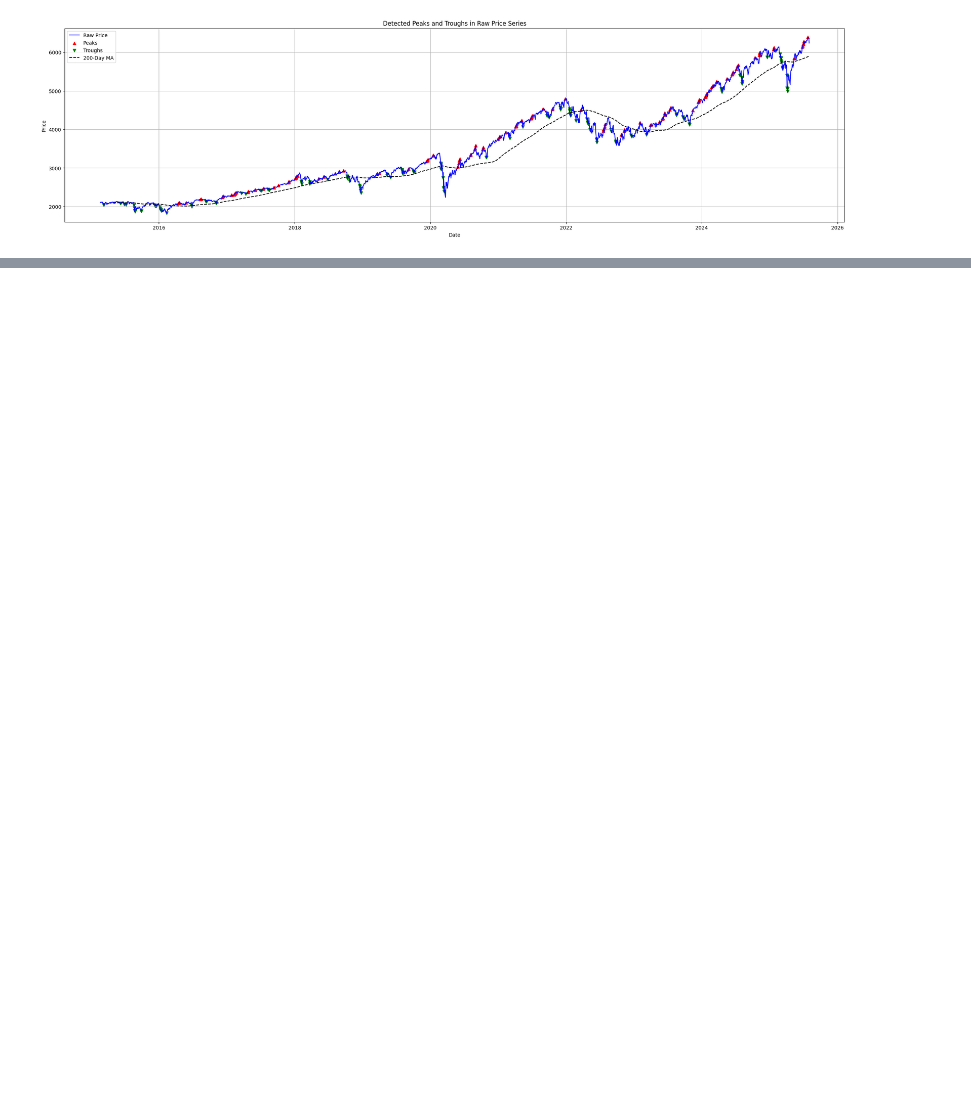
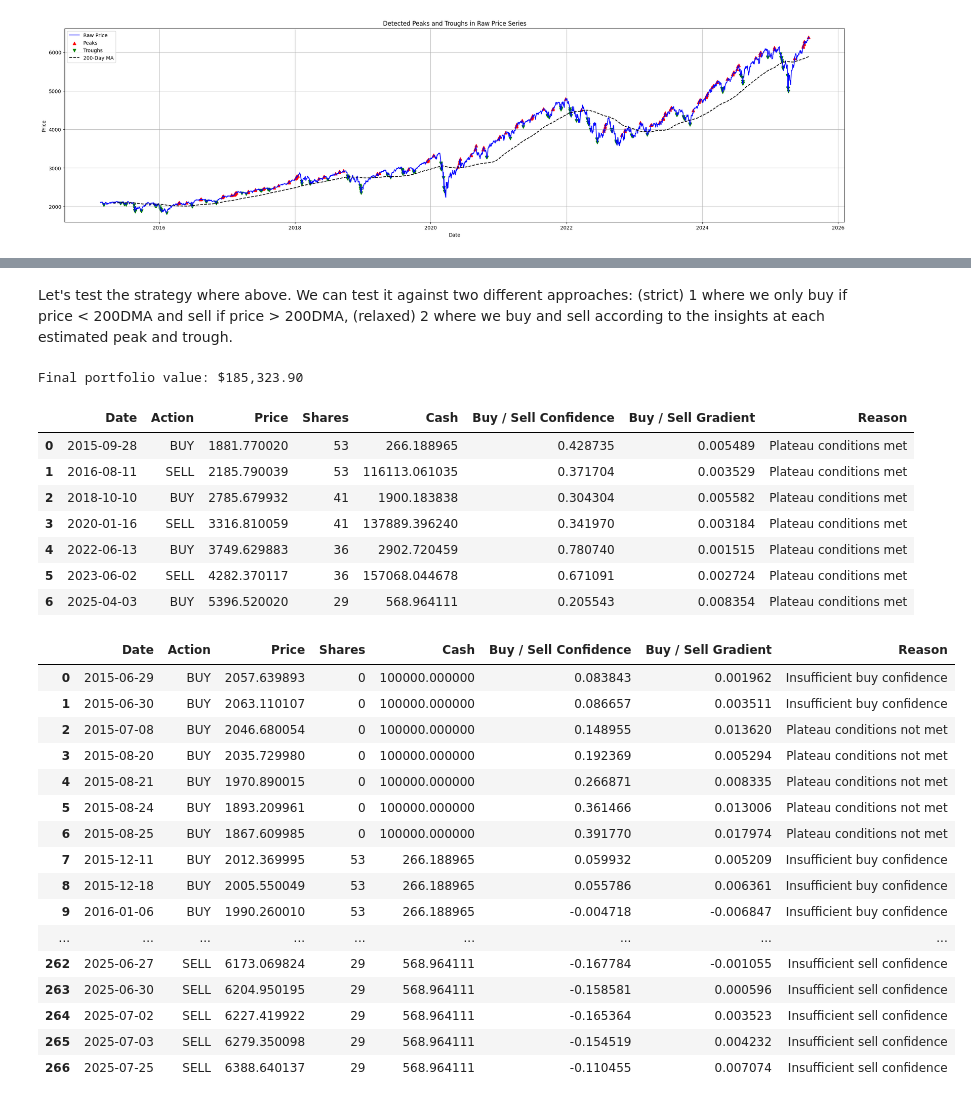
Before and after one commit to snatzehua/c-finance, a Jupyter notebook: intro1.ipynb, the cells around one changed output, grey strips where cells are left out. Cells and saved outputs as stored; diff of their text form; code cells hidden in the pictures; blank space fills up the shorter version.

```diff
--- a/intro1.ipynb
+++ b/intro1.ipynb
@@ -833,0 +851,2 @@ df_with_sentiment = plot_turning_points_with_sentiment(df, df_gkg, peaks_filtere
+# %% [markdown]
+Let's test the strategy where above. We can test it against two different approaches: (strict) 1 where we only buy if price < 200DMA and sell if price > 200DMA, (relaxed) 2 where we buy and sell according to the insights at each estimated peak and trough.
@@ -833,0 +956,49 @@ df_with_sentiment = plot_turning_points_with_sentiment(df, df_gkg, peaks_filtere
+# %%
+# Add is_peak and is_trough columns to df_with_sentiment
+df_with_sentiment = df_with_sentiment.copy()
+df_with_sentiment['is_peak'] = df_with_sentiment.index.isin(peaks_filtered.index)
+df_with_sentiment['is_trough'] = df_with_sentiment.index.isin(troughs_filtered.index)
+
+from IPython.display import display, HTML
+
+def display_scrollable(df, max_height='300px'):
+    html = df.to_html(max_rows=1000)
+    styled_html = f"""
+    <div style="overflow-y: scroll; max-height: {max_height}; border: 1px solid #ccc">
+        {html}
+    </div>
+    """
+    display(HTML(styled_html))
+
+# Usage
+portfolio_value, trade_log, skip_log = simulate_strategy_strict(df_with_sentiment, buy_threshold=0.1, sell_threshold=0.2)
+print(f"Final portfolio value: ${portfolio_value:,.2f}")
+display(trade_log)
+display_scrollable(skip_log)
+# %% [output]
+Final portfolio value: $185,323.90
+|  | Date | Action | Price | Shares | Cash | Buy / Sell Confidence | Buy / Sell Gradient | Reason |
+| 0 | 2015-09-28 | BUY | 1881.770020 | 53 | 266.188965 | 0.428735 | 0.005489 | Plateau conditions met |
+| 1 | 2016-08-11 | SELL | 2185.790039 | 53 | 116113.061035 | 0.371704 | 0.003529 | Plateau conditions met |
+| 2 | 2018-10-10 | BUY | 2785.679932 | 41 | 1900.183838 | 0.304304 | 0.005582 | Plateau conditions met |
+| 3 | 2020-01-16 | SELL | 3316.810059 | 41 | 137889.396240 | 0.341970 | 0.003184 | Plateau conditions met |
+| 4 | 2022-06-13 | BUY | 3749.629883 | 36 | 2902.720459 | 0.780740 | 0.001515 | Plateau conditions met |
+| 5 | 2023-06-02 | SELL | 4282.370117 | 36 | 157068.044678 | 0.671091 | 0.002724 | Plateau conditions met |
+| 6 | 2025-04-03 | BUY | 5396.520020 | 29 | 568.964111 | 0.205543 | 0.008354 | Plateau conditions met |
+|  | Date | Action | Price | Shares | Cash | Buy / Sell Confidence | Buy / Sell Gradient | Reason |
+| 0 | 2015-06-29 | BUY | 2057.639893 | 0 | 100000.000000 | 0.083843 | 0.001962 | Insufficient buy confidence |
+| 1 | 2015-06-30 | BUY | 2063.110107 | 0 | 100000.000000 | 0.086657 | 0.003511 | Insufficient buy confidence |
+| 2 | 2015-07-08 | BUY | 2046.680054 | 0 | 100000.000000 | 0.148955 | 0.013620 | Plateau conditions not met |
+| 3 | 2015-08-20 | BUY | 2035.729980 | 0 | 100000.000000 | 0.192369 | 0.005294 | Plateau conditions not met |
+| 4 | 2015-08-21 | BUY | 1970.890015 | 0 | 100000.000000 | 0.266871 | 0.008335 | Plateau conditions not met |
+| 5 | 2015-08-24 | BUY | 1893.209961 | 0 | 100000.000000 | 0.361466 | 0.013006 | Plateau conditions not met |
+| 6 | 2015-08-25 | BUY | 1867.609985 | 0 | 100000.000000 | 0.391770 | 0.017974 | Plateau conditions not met |
+| 7 | 2015-12-11 | BUY | 2012.369995 | 53 | 266.188965 | 0.059932 | 0.005209 | Insufficient buy confidence |
+| 8 | 2015-12-18 | BUY | 2005.550049 | 53 | 266.188965 | 0.055786 | 0.006361 | Insufficient buy confidence |
+| 9 | 2016-01-06 | BUY | 1990.260010 | 53 | 266.188965 | -0.004718 | -0.006847 | Insufficient buy confidence |
+| ... | ... | ... | ... | ... | ... | ... | ... | ... |
+| 262 | 2025-06-27 | SELL | 6173.069824 | 29 | 568.964111 | -0.167784 | -0.001055 | Insufficient sell confidence |
+| 263 | 2025-06-30 | SELL | 6204.950195 | 29 | 568.964111 | -0.158581 | 0.000596 | Insufficient sell confidence |
+| 264 | 2025-07-02 | SELL | 6227.419922 | 29 | 568.964111 | -0.165364 | 0.003523 | Insufficient sell confidence |
+| 265 | 2025-07-03 | SELL | 6279.350098 | 29 | 568.964111 | -0.154519 | 0.004232 | Insufficient sell confidence |
+| 266 | 2025-07-25 | SELL | 6388.640137 | 29 | 568.964111 | -0.110455 | 0.007074 | Insufficient sell confidence |
```
Also changed, not shown: parts of 19 cells of this notebook, 2 other files.
